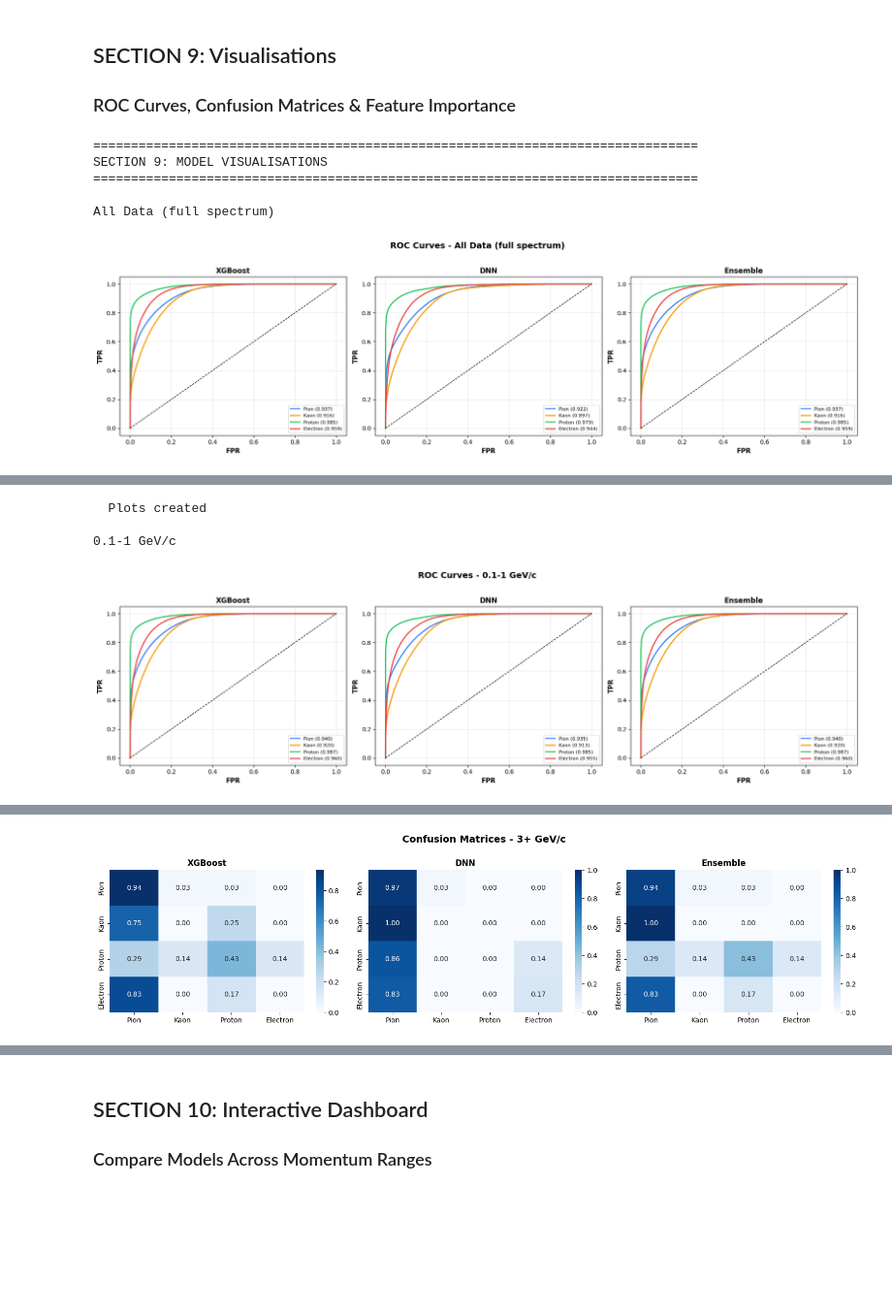
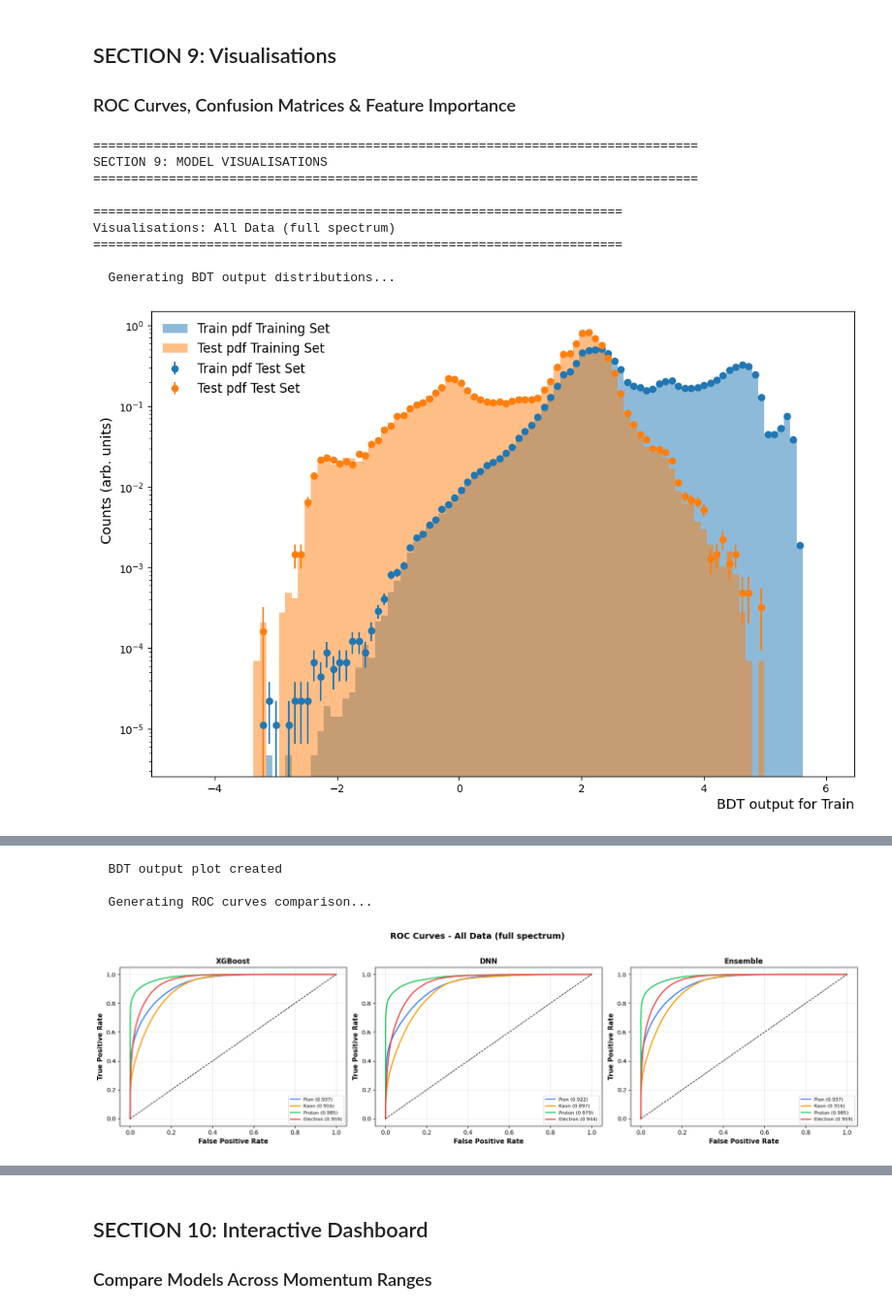
Before and after one commit to forynski/multi-momentum-pid-analysis, a Jupyter notebook: multi_momentum_pid_ensemble.ipynb, the cells around one changed output, grey strips where cells are left out. Shown at 97% size. Saved outputs shown, nothing was run; the diff lists cells and outputs as text; code cells hidden in the pictures; blank space fills up the shorter version.

Commit message:
Additional plots added

```diff
--- a/multi_momentum_pid_ensemble.ipynb
+++ b/multi_momentum_pid_ensemble.ipynb
@@ -869,14 +873,38 @@ for range_key in ['full', 'low', 'mid', 'high']:
         continue
 
     range_name = momentum_datasets[range_key]['config']['name']
-    print(f"\n{range_name}")
+    print(f"\n{'='*70}")
+    print(f"Visualisations: {range_name}")
+    print(f"{'='*70}")
 
     y_test = momentum_datasets[range_key]['y_test'].values
     xgb_pred = trained_xgb_models[range_key]['y_pred_proba']
     dnn_pred = trained_dnn_models[range_key]['y_pred_proba']
     ensemble_pred = ensemble_models[range_key]['ensemble_pred']
 
-    # ROC Curves Comparison
+    # BDT OUTPUT DISTRIBUTIONS (XGBoost only)
+    print("\n  Generating BDT output distributions...")
+    try:
+        plt.rcParams['figure.figsize'] = (12, 8)
+        X_train_plot = momentum_datasets[range_key]['X_train'].reset_index(drop=True)
+        y_train_plot = momentum_datasets[range_key]['y_train'].reset_index(drop=True)
+        X_test_plot = momentum_datasets[range_key]['X_test'].reset_index(drop=True)
+        y_test_plot = momentum_datasets[range_key]['y_test'].reset_index(drop=True)
+
+        plot_utils.plot_output_train_test(
+            trained_xgb_models[range_key]['model_handler'],
+            [X_train_plot, y_train_plot, X_test_plot, y_test_plot],
+            bins=100, density=True, logscale=True, labels=['Train', 'Test']
+        )
+        plt.suptitle(f'BDT Output Distribution - {range_name}', fontsize=14, fontweight='bold')
+        plt.tight_layout()
+        plt.show()
+        print("  BDT output plot created")
+    except Exception as e:
+        print(f"  Could not create BDT output plot: {e}")
+
+    # ROC CURVES COMPARISON
+    print("\n  Generating ROC curves comparison...")
     fig, axes = plt.subplots(1, 3, figsize=(18, 5))
 
     for idx, (pred, title) in enumerate([
@@ -898,38 +926,69 @@ for range_key in ['full', 'low', 'mid', 'high']:
             ax.plot(fpr, tpr, color=colour, lw=2, label=f"{PARTICLE_NAMES[particle_idx]} ({roc_auc:.3f})")
 
         ax.plot([0, 1], [0, 1], 'k--', lw=1)
-        ax.set_xlabel('FPR', fontsize=11, fontweight='bold')
-        ax.set_ylabel('TPR', fontsize=11, fontweight='bold')
+        ax.set_xlabel('False Positive Rate', fontsize=11, fontweight='bold')
+        ax.set_ylabel('True Positive Rate', fontsize=11, fontweight='bold')
         ax.set_title(f'{title}', fontsize=12, fontweight='bold')
         ax.legend(fontsize=8)
         ax.grid(alpha=0.3)
 
     plt.suptitle(f'ROC Curves - {range_name}', fontsize=14, fontweight='bold', y=1.02)
     plt.tight_layout()
     plt.show()
+    print("  ROC curves created")
 
-    # Confusion Matrices
+    # CONFUSION MATRICES
+    print("\n  Generating confusion matrices...")
     fig, axes = plt.subplots(1, 3, figsize=(16, 4))
 
     for idx, (pred, title) in enumerate([(xgb_pred, 'XGBoost'), (dnn_pred, 'DNN'), (ensemble_pred, 'Ensemble')]):
         ax = axes[idx]
         y_pred_labels = np.argmax(pred, axis=1)
         cm = confusion_matrix(y_test, y_pred_labels, normalize='true')
         sns.heatmap(cm, annot=True, fmt='.2f', cmap='Blues', ax=ax,
                     xticklabels=PARTICLE_NAMES, yticklabels=PARTICLE_NAMES)
         ax.set_title(f'{title}', fontsize=12, fontweight='bold')
+        ax.set_xlabel('Predicted', fontsize=10)
+        ax.set_ylabel('True', fontsize=10)
 
     plt.suptitle(f'Confusion Matrices - {range_name}', fontsize=14, fontweight='bold', y=1.00)
     plt.tight_layout()
     plt.show()
+    print("  Confusion matrices created")
 
-    print("  Plots created")
+    # FEATURE IMPORTANCE (XGBoost only)
+    print("\n  Generating feature importance plot...")
+    try:
+        fi = pd.Series(
+            trained_xgb_models[range_key]['model_handler'].model.feature_importances_,
+            index=available_features
+        ).sort_values(ascending=False)
 
-print("\nVisualisations complete")
+        plt.figure(figsize=(10, 6))
+        fi.head(15).plot(kind='barh', color=momentum_datasets[range_key]['config']['color'])
+        plt.xlabel('Importance Score', fontsize=12, fontweight='bold')
+        plt.ylabel('Feature', fontsize=12, fontweight='bold')
+        plt.title(f'Top 15 Feature Importances - XGBoost - {range_name}', fontsize=14, fontweight='bold')
+        plt.gca().invert_yaxis()
+        plt.tight_layout()
+        plt.show()
+        print("  Feature importance plot created")
+    except Exception as e:
+        print(f"  Could not create feature importance plot: {e}")
+
+    print("\n")
+
+print("="*80)
+print("All visualisations complete")
+print("="*80)
 # %% [output]
 ================================================================================
 SECTION 9: MODEL VISUALISATIONS
 ================================================================================
 
-All Data (full spectrum)
+======================================================================
+Visualisations: All Data (full spectrum)
+======================================================================
+
+  Generating BDT output distributions...
-[figure, old version]
+[figure, new version]
@@ -937,4 +996,4 @@ All Data (full spectrum)
-  Plots created
+  BDT output plot created
 
-0.1-1 GeV/c
+  Generating ROC curves comparison...
-[figure, old version]
+[figure, new version]
@@ -951 +1018,0 @@ All Data (full spectrum)
-[figure, removed]
```
Also changed, not shown: parts of 6 cells of this notebook.
